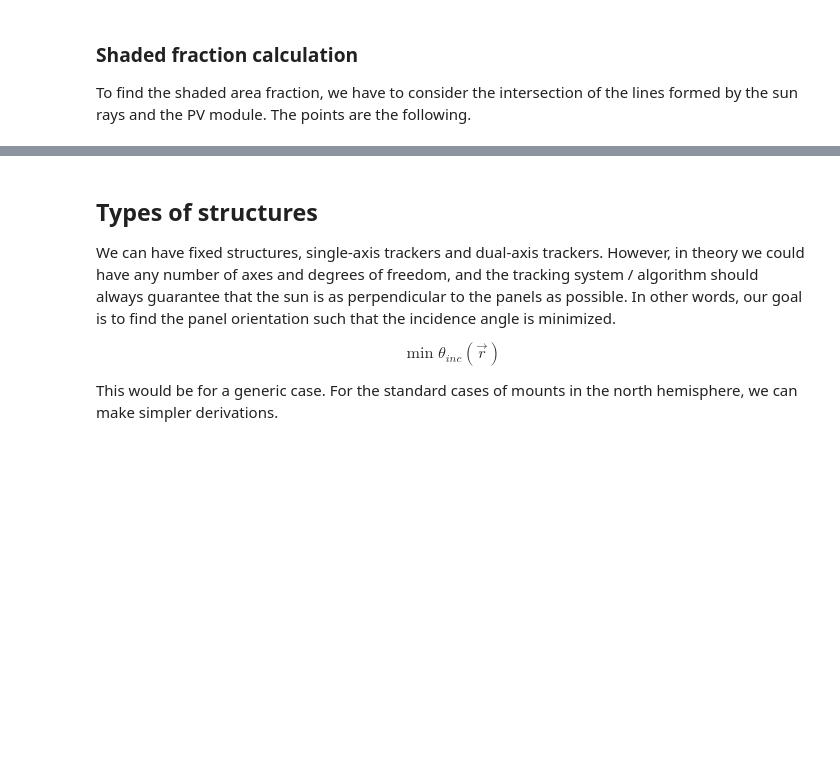
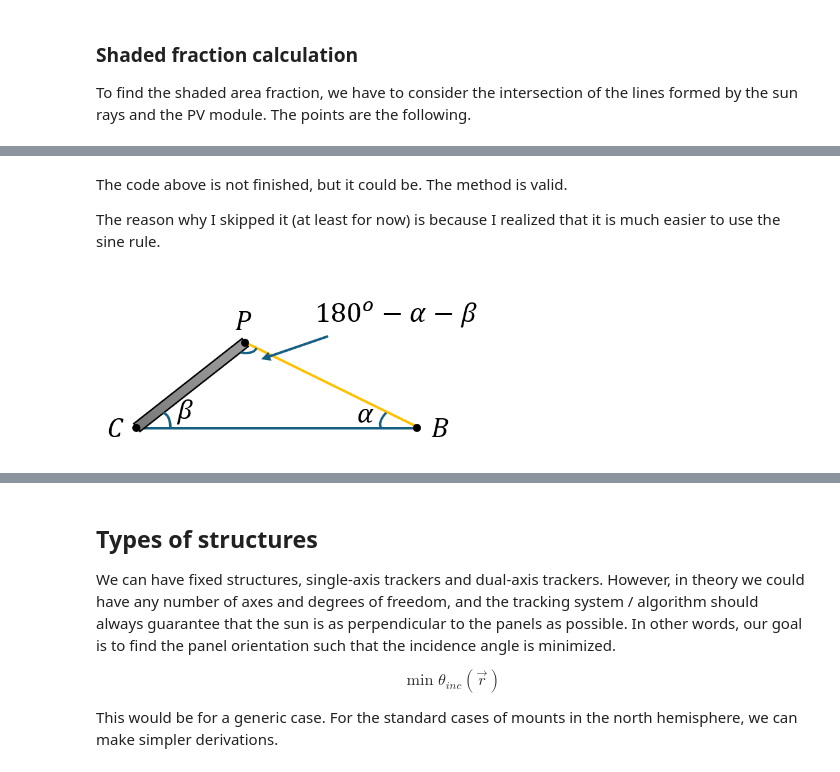
Before and after one commit to pedrodamas1/Shadow-Casting, a Jupyter notebook: formulation.ipynb, the cells around one changed output, grey strips where cells are left out. Drawn from its saved outputs; the diff is of its cells as text; code cells hidden in the pictures; blank space fills up the shorter version.

```diff
--- a/formulation.ipynb
+++ b/formulation.ipynb
@@ -178,0 +272,8 @@ Image(filename='img/row_shadings_diagram.png', width=400)
+# %% [markdown]
+The code above is not finished, but it could be. The method is valid.
+
+The reason why I skipped it (at least for now) is because I realized that it is much easier to use the sine rule.
+# %%
+Image(filename='img/sine_rule.png', width=400)
+# %% [output]
+[figure, added]
```
Also changed, not shown: parts of 9 cells of this notebook, 2 other files.
